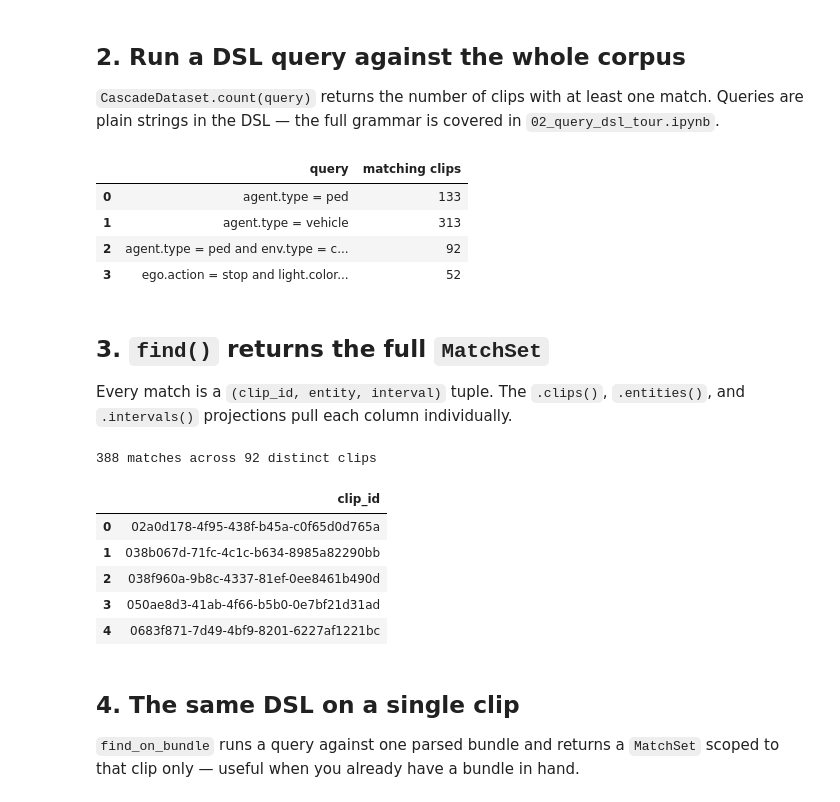
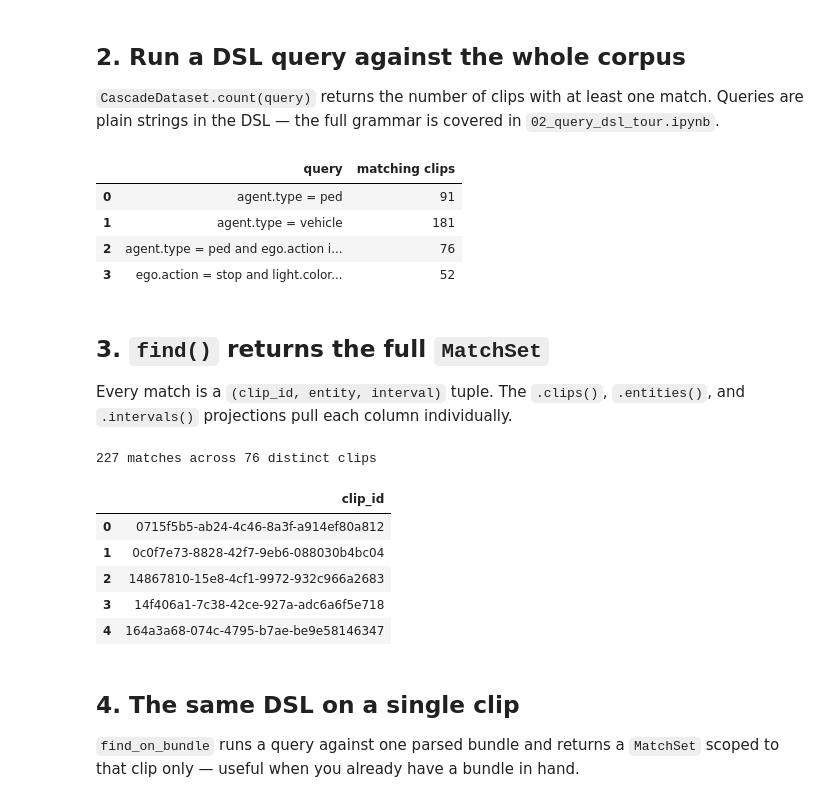
Before and after one commit to nv-tlabs/cascade-devkit, a Jupyter notebook: notebooks/01_quickstart.ipynb, the cells around one changed output. Drawn from its saved outputs; the diff is of its cells as text; code cells hidden in the pictures.

```diff
--- a/notebooks/01_quickstart.ipynb
+++ b/notebooks/01_quickstart.ipynb
@@ -141,7 +141,7 @@ full grammar is covered in `02_query_dsl_tour.ipynb`.
 queries = [
     "agent.type = ped",
     "agent.type = vehicle",
-    "agent.type = ped and env.type = crosswalk",
+    "agent.type = ped and ego.action in (stop, yield, decel)",
     "ego.action = stop and light.color = red",
 ]
 pd.DataFrame(
@@ -150,9 +150,9 @@ pd.DataFrame(
 )
 # %% [output]
 |  | query | matching clips |
-| 0 | agent.type = ped | 133 |
-| 1 | agent.type = vehicle | 313 |
-| 2 | agent.type = ped and env.type = c... | 92 |
+| 0 | agent.type = ped | 91 |
+| 1 | agent.type = vehicle | 181 |
+| 2 | agent.type = ped and ego.action i... | 76 |
 | 3 | ego.action = stop and light.color... | 52 |
 # %% [markdown]
 ## 3. `find()` returns the full `MatchSet`
@@ -161,19 +161,19 @@ Every match is a `(clip_id, entity, interval)` tuple. The
 `.clips()`, `.entities()`, and `.intervals()` projections pull
 each column individually.
 # %%
-matches = ds.find("agent.type = ped and env.type = crosswalk")
+matches = ds.find("agent.type = ped and ego.action in (stop, yield, decel)")
 clips = sorted(set(matches.clips()))
 
 print(f"{len(matches)} matches across {len(clips)} distinct clips")
 pd.DataFrame({"clip_id": clips[:5]})
 # %% [output]
-388 matches across 92 distinct clips
+227 matches across 76 distinct clips
 |  | clip_id |
-| 0 | 02a0d178-4f95-438f-b45a-c0f65d0d765a |
-| 1 | 038b067d-71fc-4c1c-b634-8985a82290bb |
-| 2 | 038f960a-9b8c-4337-81ef-0ee8461b490d |
-| 3 | 050ae8d3-41ab-4f66-b5b0-0e7bf21d31ad |
-| 4 | 0683f871-7d49-4bf9-8201-6227af1221bc |
+| 0 | 0715f5b5-ab24-4c46-8a3f-a914ef80a812 |
+| 1 | 0c0f7e73-8828-42f7-9eb6-088030b4bc04 |
+| 2 | 14867810-15e8-4cf1-9972-932c966a2683 |
+| 3 | 14f406a1-7c38-42ce-927a-adc6a6f5e718 |
+| 4 | 164a3a68-074c-4795-b7ae-be9e58146347 |
 # %% [markdown]
 ## 4. The same DSL on a single clip
 
```
Also changed, not shown: parts of 5 cells of this notebook, 4 other files.
